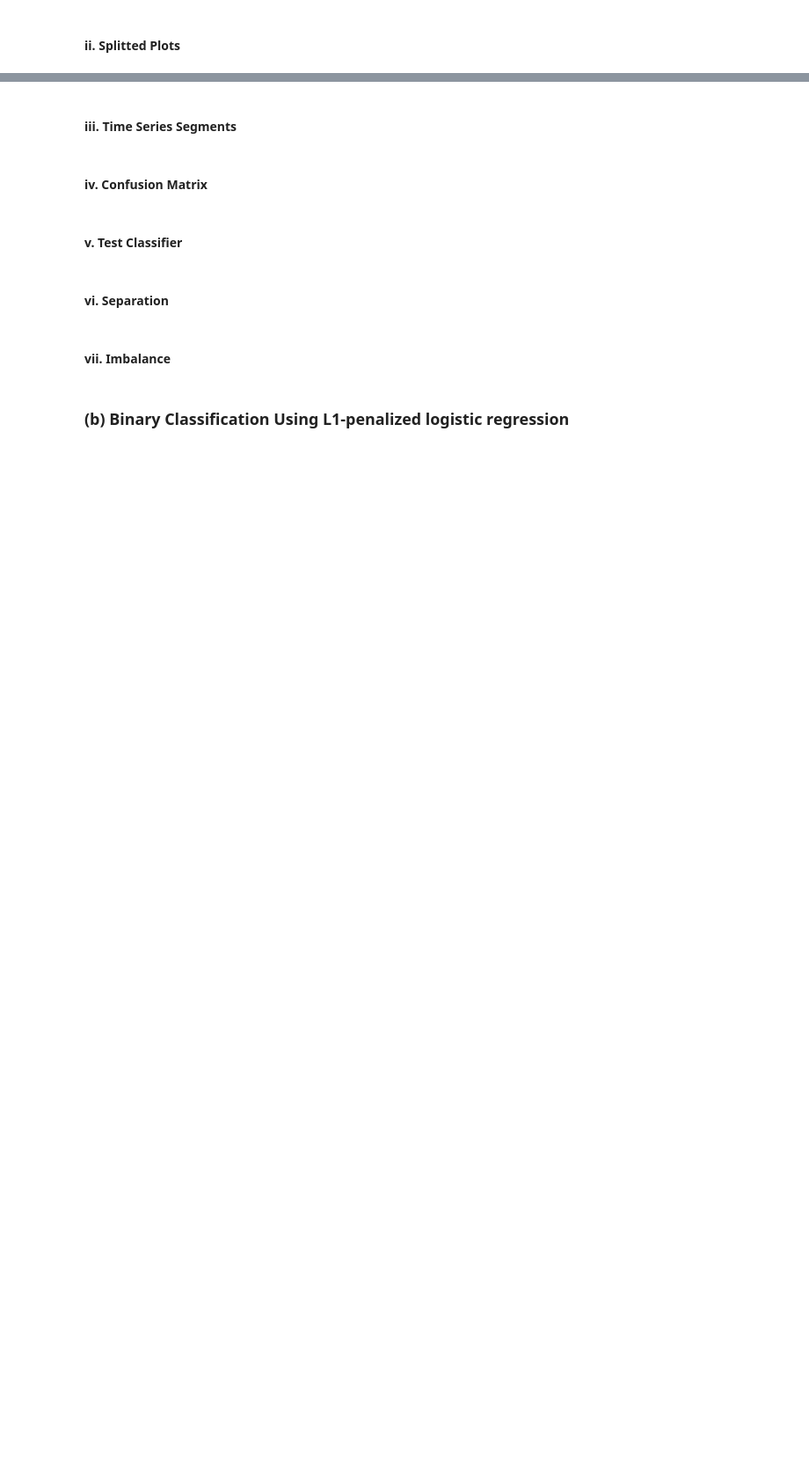
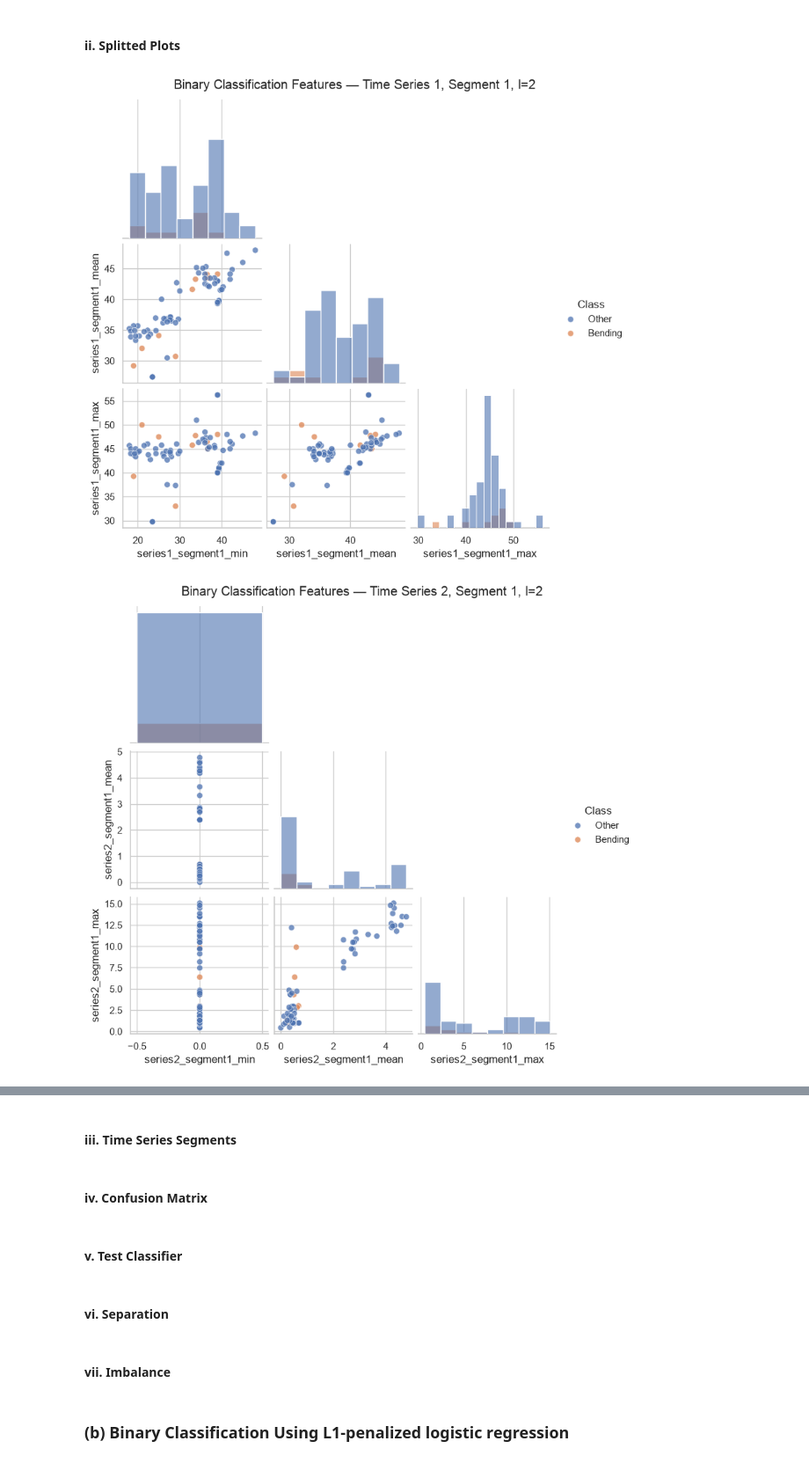
Before and after one commit to manvsatish/dsci-552-hw-4, a Jupyter notebook: notebook/Satish_Manvika_HW4.ipynb, the cells around one changed output, grey strips where cells are left out. Shown at 88% size. Cells and saved outputs as stored; diff of their text form; code cells hidden in the pictures; blank space fills up the shorter version.

```diff
--- a/notebook/Satish_Manvika_HW4.ipynb
+++ b/notebook/Satish_Manvika_HW4.ipynb
@@ -275,2 +317,36 @@ For each value of \(l\), I split each of the six time series into \(l\) approxim
 # %% [markdown]
 #### ii. Splitted Plots
+# %%
+# training l=2 feature matrix
+train_mask_l2 = metadata_l2["split"].eq("train")
+
+X_train_l2 = (features_l2.loc[train_mask_l2].reset_index(drop=True))
+y_train_binary_l2 = (metadata_l2.loc[train_mask_l2, "binary_label"].reset_index(drop=True))
+
+# scatter-plot matrices for both segments of time series 1, 2, and 6
+for segment_number in [1, 2]:
+    for series_number in selected_series:
+        selected_columns = [
+            (
+                f"series{series_number}_"
+                f"segment{segment_number}_{statistic}"
+            )
+            for statistic in selected_statistics
+        ]
+
+        plot_data = X_train_l2[selected_columns].copy()
+        plot_data["Class"] = np.where(y_train_binary_l2.eq(1), "Bending", "Other",)
+        plot_grid = sns.pairplot(plot_data, vars=selected_columns, hue="Class", hue_order=["Other", "Bending"], corner=True, diag_kind="hist", plot_kws={"alpha": 0.75, "s": 45,}, diag_kws={"alpha": 0.60,},)
+        plot_grid.figure.suptitle(
+            (
+                "Binary Classification Features — "
+                f"Time Series {series_number}, "
+                f"Segment {segment_number}, l=2"
+            ),
+            y=1.02,
+        )
+
+        plt.show()
+# %% [output]
+[figure, added]
+[figure, added]
```
Also changed, not shown: parts of 6 cells of this notebook.
